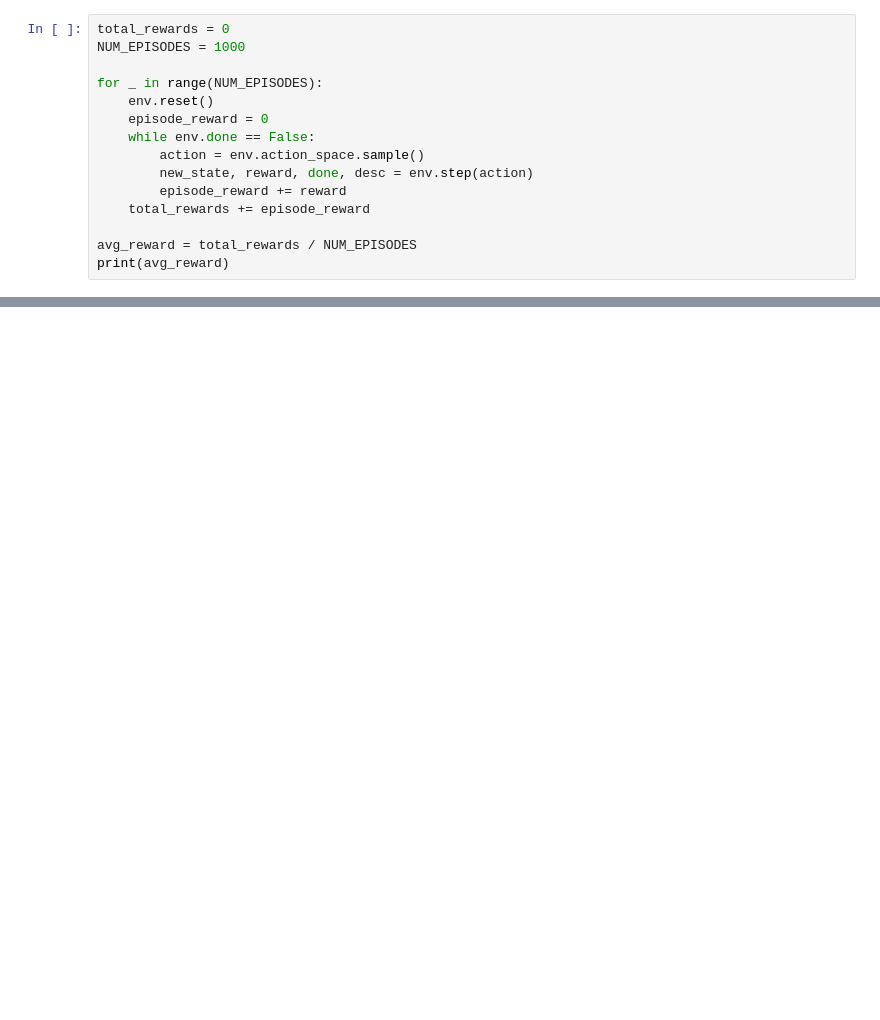
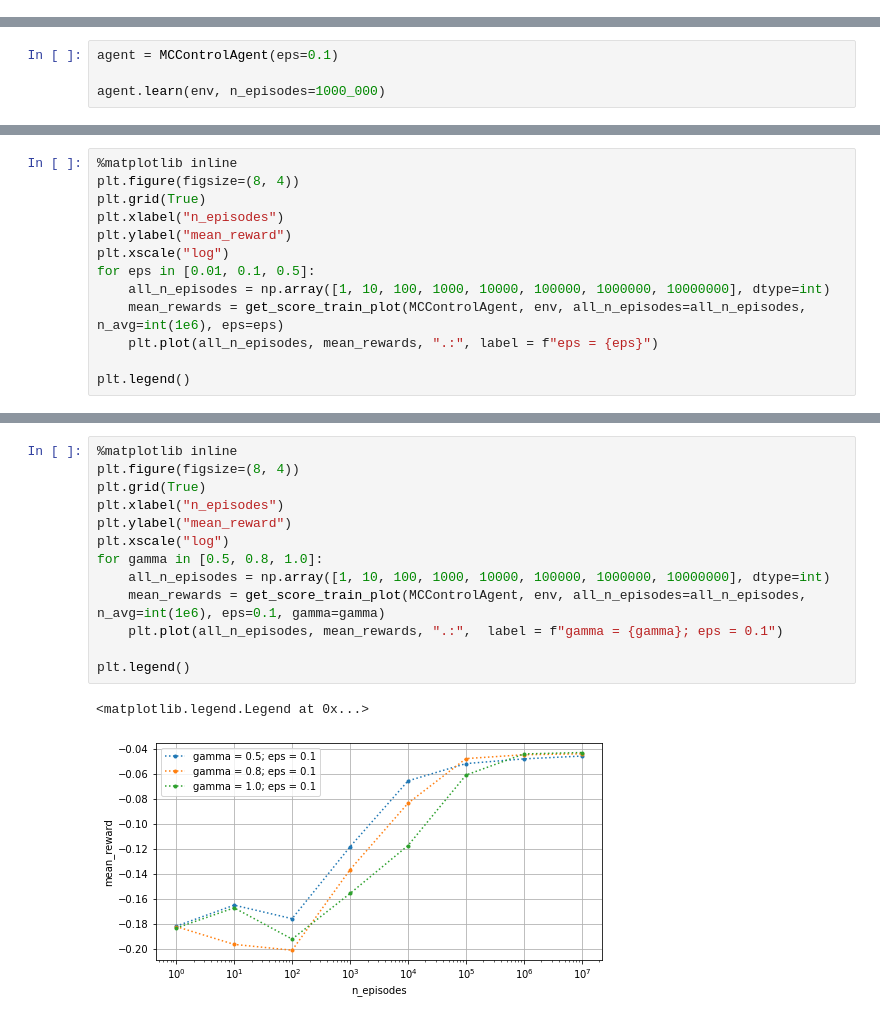
Before and after one commit to Lemm1ng/ARL, a Jupyter notebook: hw01/hw01_kurilovichAA.ipynb, the cells around one changed output, grey strips where cells are left out. Drawn from its saved outputs; the diff is of its cells as text; blank space fills up the shorter version.

```diff
--- a/hw01/hw01_kurilovichAA.ipynb
+++ b/hw01/hw01_kurilovichAA.ipynb
@@ -29,15 +15,0 @@ for _ in range(5):
-# %%
-total_rewards = 0
-NUM_EPISODES = 1000
-
-for _ in range(NUM_EPISODES):
-    env.reset()
-    episode_reward = 0
-    while env.done == False:
-        action = env.action_space.sample()
-        new_state, reward, done, desc = env.step(action)
-        episode_reward += reward
-    total_rewards += episode_reward
-
-avg_reward = total_rewards / NUM_EPISODES
-print(avg_reward)
@@ -45,0 +155,4 @@ AttributeError: 'BlackjackEnv' object has no attribute 'done'
+# %%
+agent = MCControlAgent(eps=0.1)
+
+agent.learn(env, n_episodes=1000_000)
@@ -45,0 +163,13 @@ AttributeError: 'BlackjackEnv' object has no attribute 'done'
+# %%
+%matplotlib inline
+plt.figure(figsize=(8, 4))
+plt.grid(True)
+plt.xlabel("n_episodes")
+plt.ylabel("mean_reward")
+plt.xscale("log")
+for eps in [0.01, 0.1, 0.5]:
+    all_n_episodes = np.array([1, 10, 100, 1000, 10000, 100000, 1000000, 10000000], dtype=int)
+    mean_rewards = get_score_train_plot(MCControlAgent, env, all_n_episodes=all_n_episodes, n_avg=int(1e6), eps=eps)
+    plt.plot(all_n_episodes, mean_rewards, ".:", label = f"eps = {eps}")
+
+plt.legend()
@@ -45,0 +179,16 @@ AttributeError: 'BlackjackEnv' object has no attribute 'done'
+# %%
+%matplotlib inline
+plt.figure(figsize=(8, 4))
+plt.grid(True)
+plt.xlabel("n_episodes")
+plt.ylabel("mean_reward")
+plt.xscale("log")
+for gamma in [0.5, 0.8, 1.0]:
+    all_n_episodes = np.array([1, 10, 100, 1000, 10000, 100000, 1000000, 10000000], dtype=int)
+    mean_rewards = get_score_train_plot(MCControlAgent, env, all_n_episodes=all_n_episodes, n_avg=int(1e6), eps=0.1, gamma=gamma)
+    plt.plot(all_n_episodes, mean_rewards, ".:",  label = f"gamma = {gamma}; eps = 0.1")
+
+plt.legend()
+# %% [output]
+<matplotlib.legend.Legend at 0x...>
+[figure, added]
```
Also changed, not shown: parts of 24 cells of this notebook.
